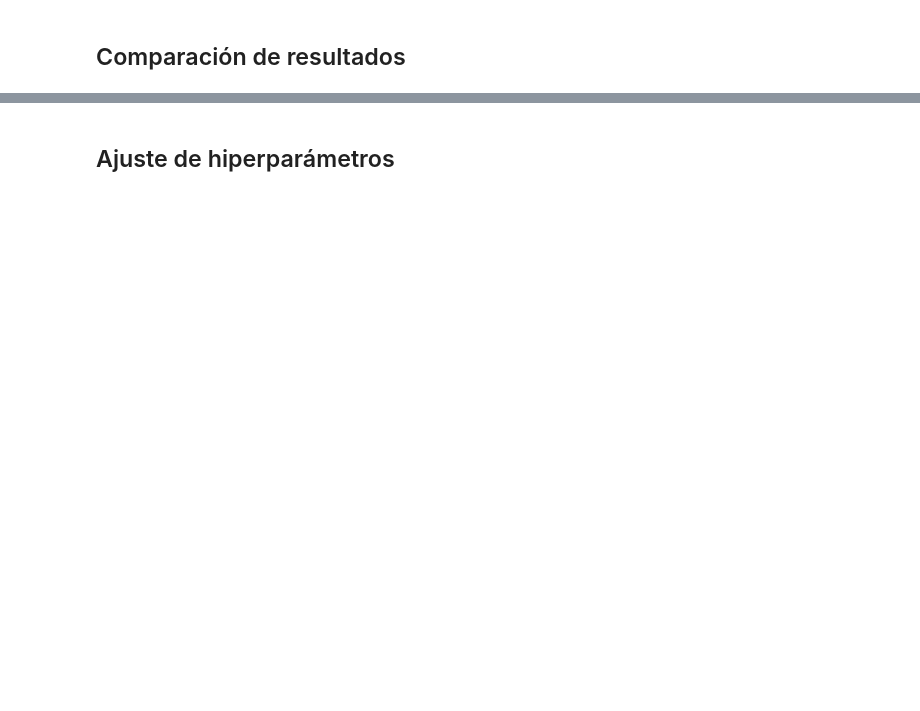
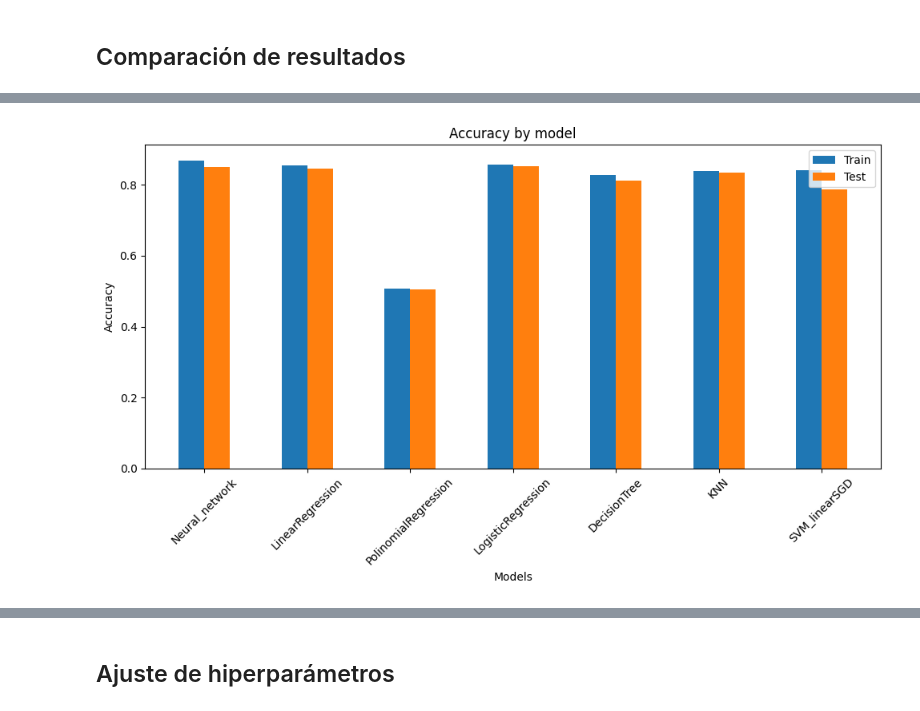
Before and after one commit to kliniik/Practica_AAI_1, a Jupyter notebook: supervised.ipynb, the cells around one changed output, grey strips where cells are left out. Cells and saved outputs as stored; diff of their text form; code cells hidden in the pictures; blank space fills up the shorter version.

```diff
--- a/supervised.ipynb
+++ b/supervised.ipynb
@@ -614,0 +723,4 @@ plot_model_comparison(models_results, metric='f1_score')
+# %%
+plot_model_comparison(models_results)
+# %% [output]
+[figure, added]
```
Also changed, not shown: parts of 107 cells of this notebook.
